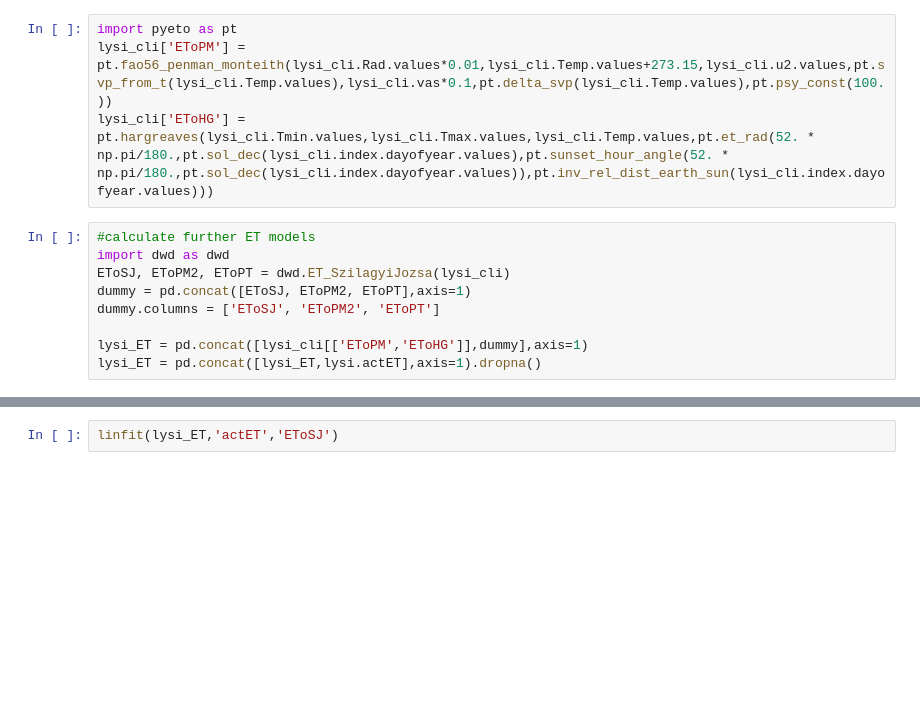
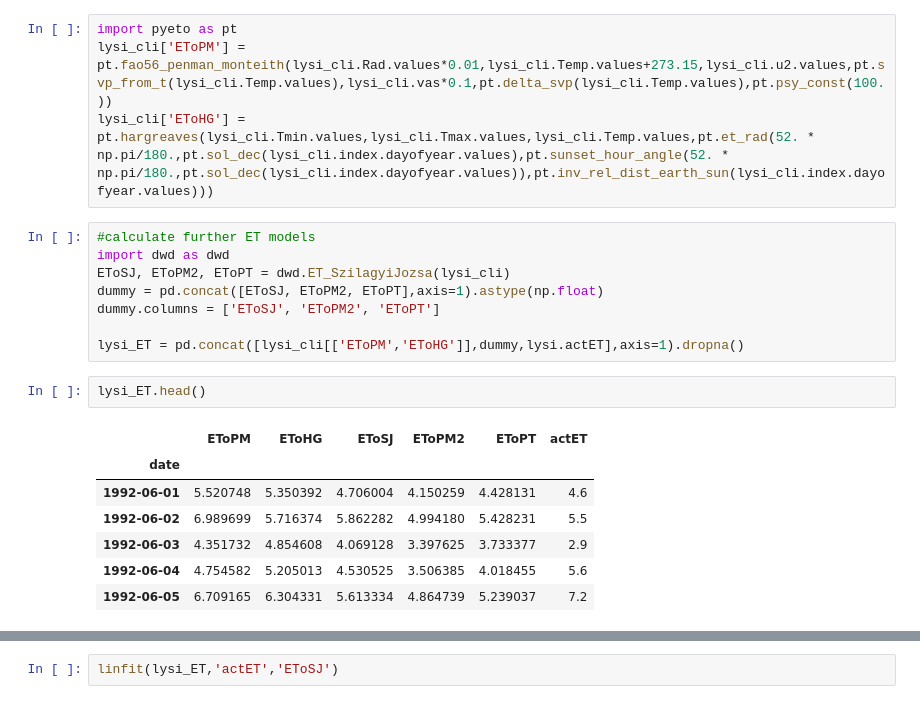
Before and after one commit to cojacoo/hydropedology_lab, a Jupyter notebook: Lysimeter.ipynb, the cells around one changed output, grey strips where cells are left out. Drawn from its saved outputs; the diff is of its cells as text; blank space fills up the shorter version.

```diff
--- a/Lysimeter.ipynb
+++ b/Lysimeter.ipynb
@@ -188,9 +188,18 @@ lysi_cli['EToHG'] = pt.hargreaves(lysi_cli.Tmin.values,lysi_cli.Tmax.values,lysi
 #calculate further ET models
 import dwd as dwd
 EToSJ, EToPM2, EToPT = dwd.ET_SzilagyiJozsa(lysi_cli)
-dummy = pd.concat([EToSJ, EToPM2, EToPT],axis=1)
+dummy = pd.concat([EToSJ, EToPM2, EToPT],axis=1).astype(np.float)
 dummy.columns = ['EToSJ', 'EToPM2', 'EToPT']
 
-lysi_ET = pd.concat([lysi_cli[['EToPM','EToHG']],dummy],axis=1)
-lysi_ET = pd.concat([lysi_ET,lysi.actET],axis=1).dropna()
+lysi_ET = pd.concat([lysi_cli[['EToPM','EToHG']],dummy,lysi.actET],axis=1).dropna()
+# %%
+lysi_ET.head()
+# %% [output]
+|  | EToPM | EToHG | EToSJ | EToPM2 | EToPT | actET |
+| date |  |  |  |  |  |  |
+| 1992-06-01 | 5.520748 | 5.350392 | 4.706004 | 4.150259 | 4.428131 | 4.6 |
+| 1992-06-02 | 6.989699 | 5.716374 | 5.862282 | 4.994180 | 5.428231 | 5.5 |
+| 1992-06-03 | 4.351732 | 4.854608 | 4.069128 | 3.397625 | 3.733377 | 2.9 |
+| 1992-06-04 | 4.754582 | 5.205013 | 4.530525 | 3.506385 | 4.018455 | 5.6 |
+| 1992-06-05 | 6.709165 | 6.304331 | 5.613334 | 4.864739 | 5.239037 | 7.2 |
 # %%
```
Also changed, not shown: parts of 3 cells of this notebook.
